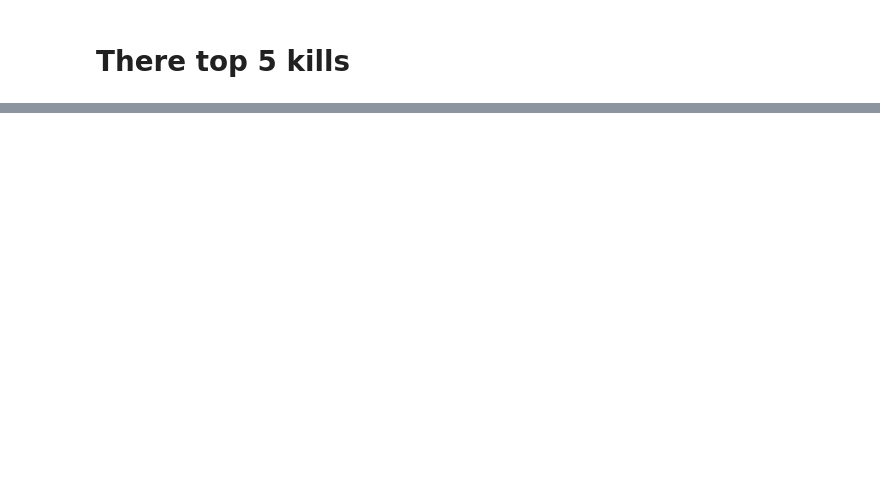
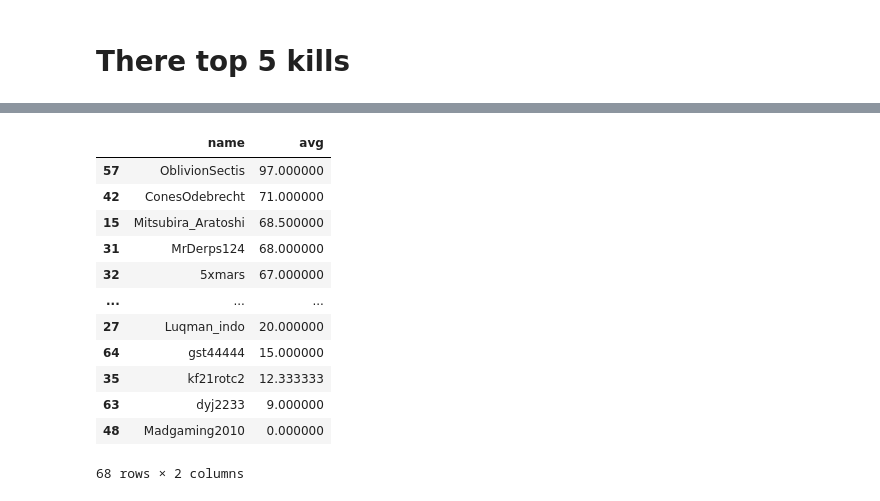
Before and after one commit to cakethehuman/brunswick-audit, a Jupyter notebook: special spikey/main.ipynb, the cells around one changed output, grey strips where cells are left out. Cells and saved outputs as stored; diff of their text form; code cells hidden in the pictures; blank space fills up the shorter version.

```diff
--- a/special spikey/main.ipynb
+++ b/special spikey/main.ipynb
@@ -83,0 +161,16 @@ plt.show()
+# %%
+df2.sort_values(by="avg", ascending=False)
+# %% [output]
+|  | name | avg |
+| 57 | OblivionSectis | 97.000000 |
+| 42 | ConesOdebrecht | 71.000000 |
+| 15 | Mitsubira_Aratoshi | 68.500000 |
+| 31 | MrDerps124 | 68.000000 |
+| 32 | 5xmars | 67.000000 |
+| ... | ... | ... |
+| 27 | Luqman_indo | 20.000000 |
+| 64 | gst44444 | 15.000000 |
+| 35 | kf21rotc2 | 12.333333 |
+| 63 | dyj2233 | 9.000000 |
+| 48 | Madgaming2010 | 0.000000 |
+68 rows × 2 columns
```
Also changed, not shown: parts of 14 cells of this notebook, 3 other files.
